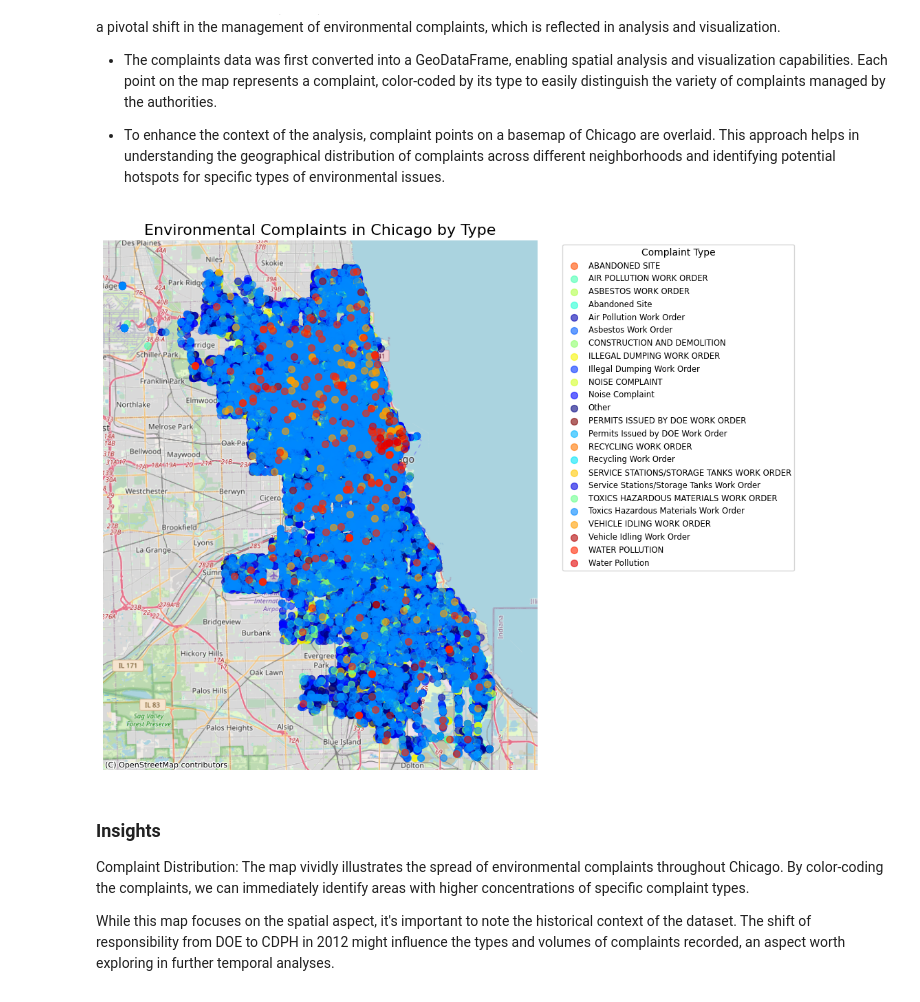
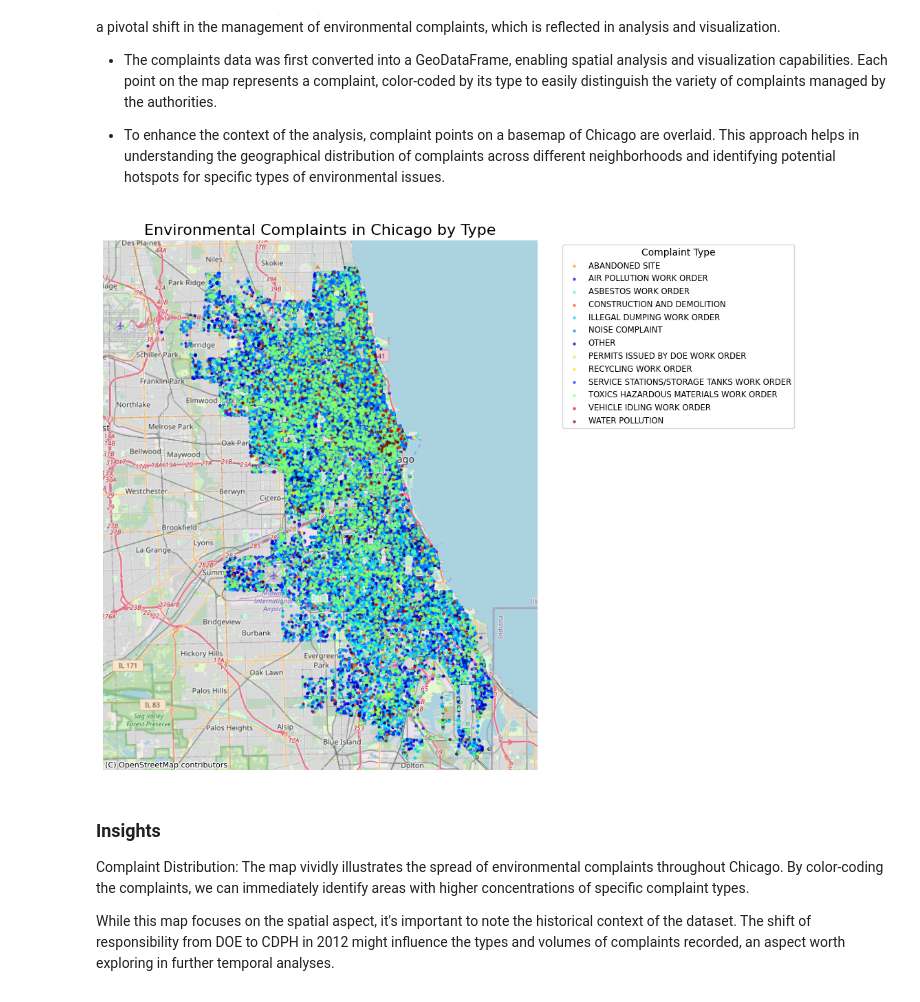
Before and after one commit to cosmiccandice/ChicagoEnvComplaints, a Jupyter notebook: Chicago Environmental Complaints Analysis and Forecasting.ipynb, the cells around one changed output. Cells and saved outputs as stored; diff of their text form; code cells hidden in the pictures.

Commit message:
Remove duplicate complaint types
Some of the complaint types were duplicates because they were written in all caps or sentence-case. The complaint type column was changed so everything is in all caps.

```diff
--- a/Chicago Environmental Complaints Analysis and Forecasting.ipynb
+++ b/Chicago Environmental Complaints Analysis and Forecasting.ipynb
@@ -28,3 +18,11 @@ complaints_df.head()
+# %%
+complaints_df = pd.read_csv('CDPH_Environmental_Complaints_20240404.csv')
+complaints_df['COMPLAINT TYPE'] = complaints_df['COMPLAINT TYPE'].str.upper() #some of the complaint type categories are the same, but in different case
+complaints_df = complaints_df.drop(columns='Modified Date')
+
+#(complaints_df['COMPLAINT DATE'] > start_date) & (complaints_df['COMPLAINT DATE']<= end_date)
+#complaints_df.head()
+#complaints_df
 # %% [markdown]
 ## Spatial Distribution of Specific Complaint Types
 
@@ -59,35 +57,35 @@ fig, ax = plt.subplots(figsize=(10, 10))
 # Plotting each complaint type with its respective color
 for ctype, data in gdf.groupby('COMPLAINT TYPE'):
     color = color_dict[ctype]
-    data.plot(ax=ax, marker='o', color=color, markersize=50, alpha=0.6, label=ctype)
+    data.plot(ax=ax, marker='o', color=color, markersize=5, alpha=0.6, label=ctype)
 
 #center coordinates of Chicago in EPSG:3857
 chicago_center_x = -9763000
 chicago_center_y = 5137000
 
 # Defining a zoom extent (the size of the view box)
 half_width = 25000
 half_height = 30500
 extent = [chicago_center_x - half_width, chicago_center_x + half_width,
           chicago_center_y - half_height, chicago_center_y + half_height]
 
 # Set the extent
 ax.set_xlim(extent[0:2])
 ax.set_ylim(extent[2:4])
 
 # Add the basemap
 ctx.add_basemap(ax, source=ctx.providers.OpenStreetMap.Mapnik)
 
 # Removing axis for cleaner look
 ax.set_axis_off()
 
 # Adding a legend outside the plot
 ax.legend(title='Complaint Type', bbox_to_anchor=(1.05, 1), loc='upper left', fontsize='small')
 
 plt.title('Environmental Complaints in Chicago by Type', fontsize=16)
 plt.show()
 # %% [output]
-[figure, old version]
+[figure, new version]
 # %% [markdown]
 ### Insights
 
```
Also changed, not shown: parts of 5 cells of this notebook.
